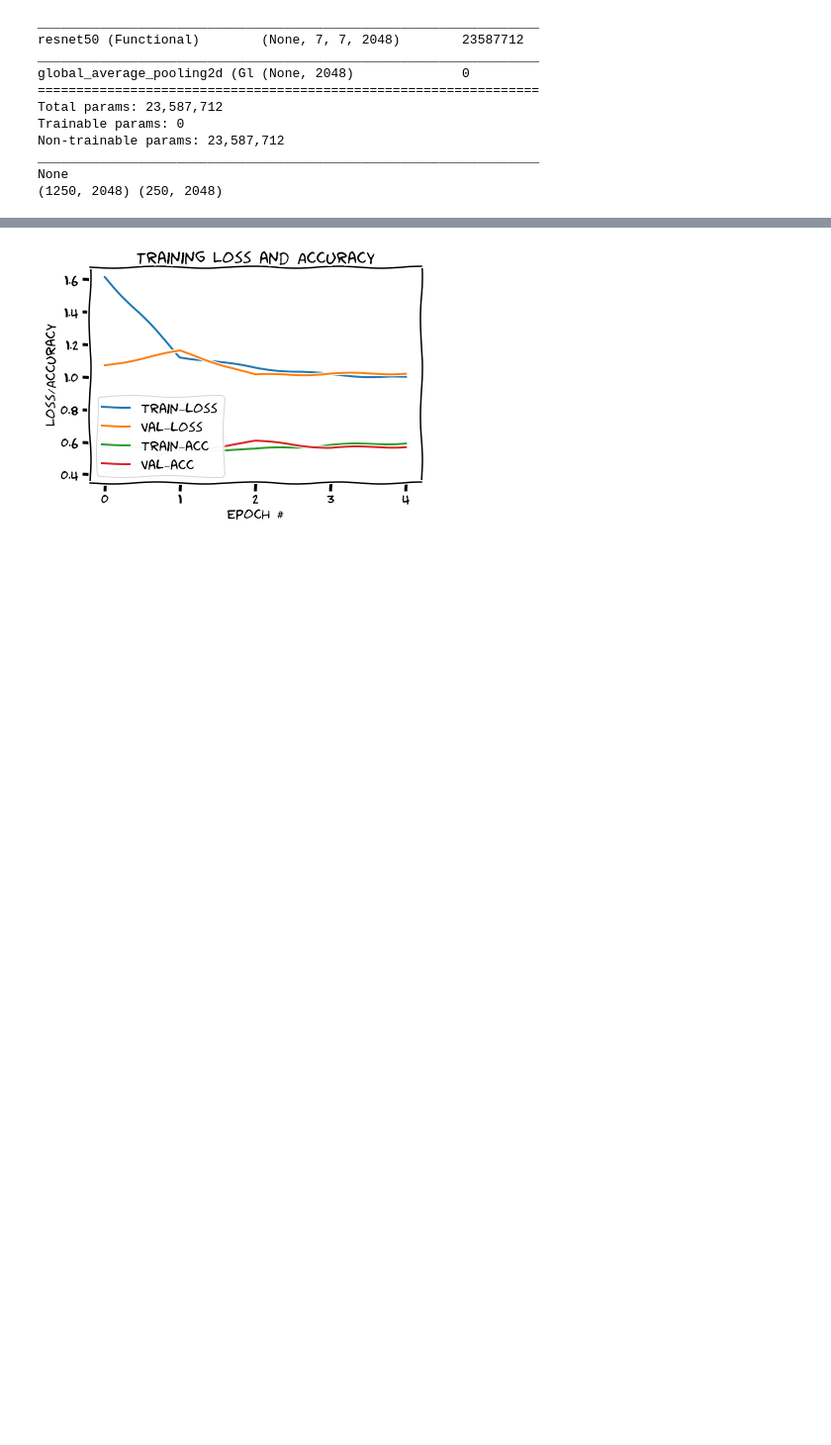
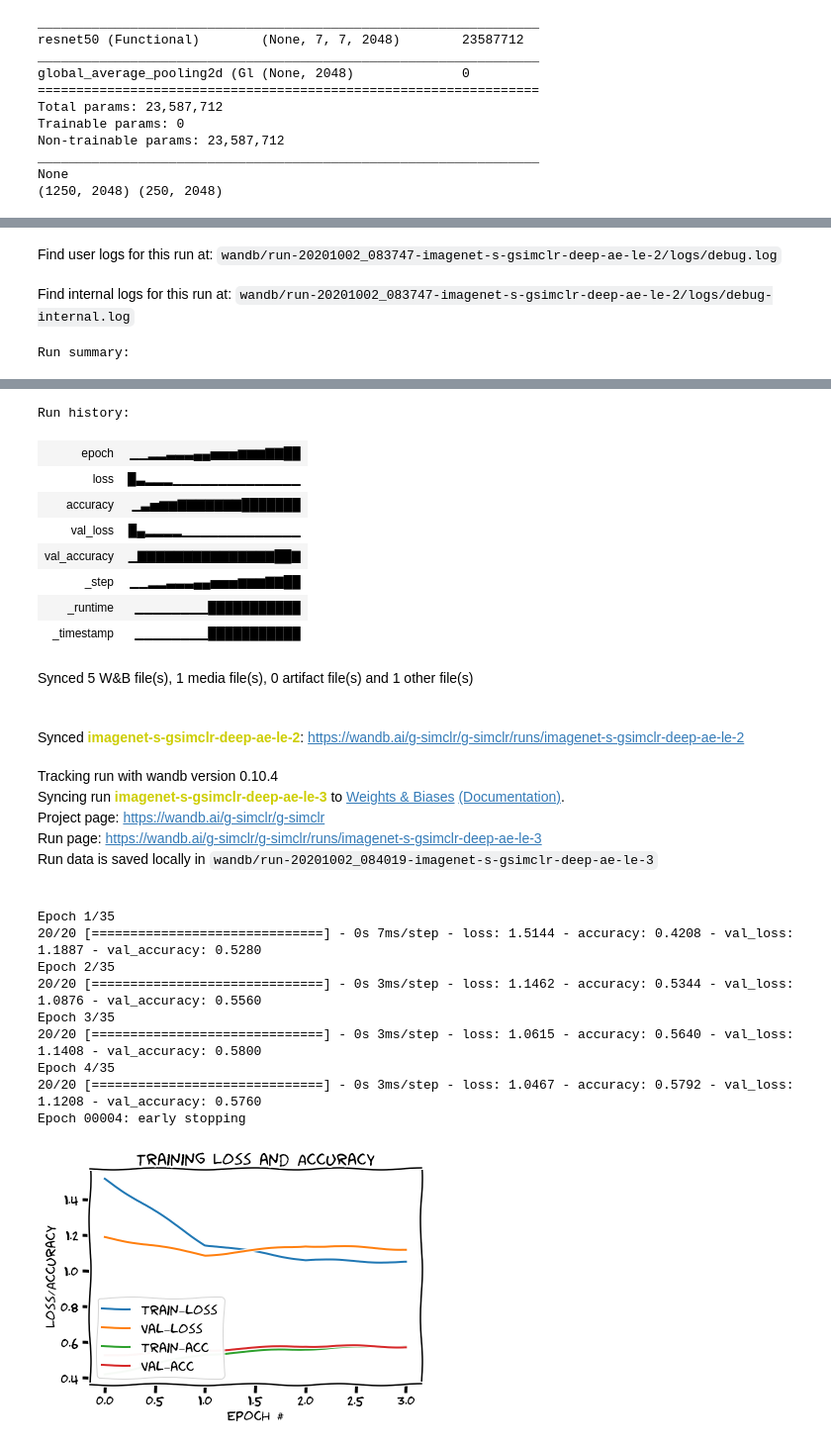
Before and after one commit to ariG23498/G-SimCLR, a Jupyter notebook: Imagenet_Subset/SimCLR_Pseudo_Labels/Deep Autoencoder/Linear_Evaluation.ipynb, the cells around one changed output, grey strips where cells are left out. Shown at 99% size. Saved outputs shown, nothing was run; the diff lists cells and outputs as text; code cells hidden in the pictures; blank space fills up the shorter version.

Commit message:
Added wandb

```diff
--- a/Imagenet_Subset/SimCLR_Pseudo_Labels/Deep Autoencoder/Linear_Evaluation.ipynb
+++ b/Imagenet_Subset/SimCLR_Pseudo_Labels/Deep Autoencoder/Linear_Evaluation.ipynb
@@ -330,6 +408,9 @@ _________________________________________________________________
 None
 (1250, 2048) (250, 2048)
 # %%
+# Initialize wandb
+wandb.init(entity="g-simclr", project="g-simclr", id="imagenet-s-gsimclr-deep-ae-le-3")
+
 linear_model = get_linear_model(2048)
 linear_model.compile(loss="sparse_categorical_crossentropy", metrics=["accuracy"],
                      optimizer="adam")
@@ -353,0 +427,3 @@ Epoch 00005: early stopping
+Find user logs for this run at: wandb/run-20201002_083747-imagenet-s-gsimclr-deep-ae-le-2/logs/debug.log
+Find internal logs for this run at: wandb/run-20201002_083747-imagenet-s-gsimclr-deep-ae-le-2/logs/debug-internal.log
+Run summary:
@@ -354 +440,26 @@ Epoch 00005: early stopping
+Run history:
+| epoch | ▁▁▂▂▃▃▃▄▄▅▅▅▆▆▆▇▇██ |
+| loss | █▃▂▂▂▁▁▁▁▁▁▁▁▁▁▁▁▁▁ |
+| accuracy | ▁▃▅▆▆▇▇▇▇▇▇▇███████ |
+| val_loss | █▄▂▂▂▂▁▁▁▁▁▁▁▁▁▁▁▁▁ |
+| val_accuracy | ▁▇▇▇▇▇▇▇▇▇▇▇▇▇▇▇██▇ |
+| _step | ▁▁▂▂▃▃▃▄▄▅▅▅▆▆▆▇▇██ |
+| _runtime | ▁▁▁▁▁▁▁▁███████████ |
+| _timestamp | ▁▁▁▁▁▁▁▁███████████ |
+Synced 5 W&B file(s), 1 media file(s), 0 artifact file(s) and 1 other file(s)
+Synced imagenet-s-gsimclr-deep-ae-le-2: https://wandb.ai/g-simclr/g-simclr/runs/imagenet-s-gsimclr-deep-ae-le-2
+Tracking run with wandb version 0.10.4
+Syncing run imagenet-s-gsimclr-deep-ae-le-3 to Weights & Biases (Documentation).
+Project page: https://wandb.ai/g-simclr/g-simclr
+Run page: https://wandb.ai/g-simclr/g-simclr/runs/imagenet-s-gsimclr-deep-ae-le-3
+Run data is saved locally in wandb/run-20201002_084019-imagenet-s-gsimclr-deep-ae-le-3
+Epoch 1/35
+20/20 [==============================] - 0s 7ms/step - loss: 1.5144 - accuracy: 0.4208 - val_loss: 1.1887 - val_accuracy: 0.5280
+Epoch 2/35
+20/20 [==============================] - 0s 3ms/step - loss: 1.1462 - accuracy: 0.5344 - val_loss: 1.0876 - val_accuracy: 0.5560
+Epoch 3/35
+20/20 [==============================] - 0s 3ms/step - loss: 1.0615 - accuracy: 0.5640 - val_loss: 1.1408 - val_accuracy: 0.5800
+Epoch 4/35
+20/20 [==============================] - 0s 3ms/step - loss: 1.0467 - accuracy: 0.5792 - val_loss: 1.1208 - val_accuracy: 0.5760
+Epoch 00004: early stopping
-[figure, old version]
+[figure, new version]
```
Also changed, not shown: parts of 11 cells of this notebook.
